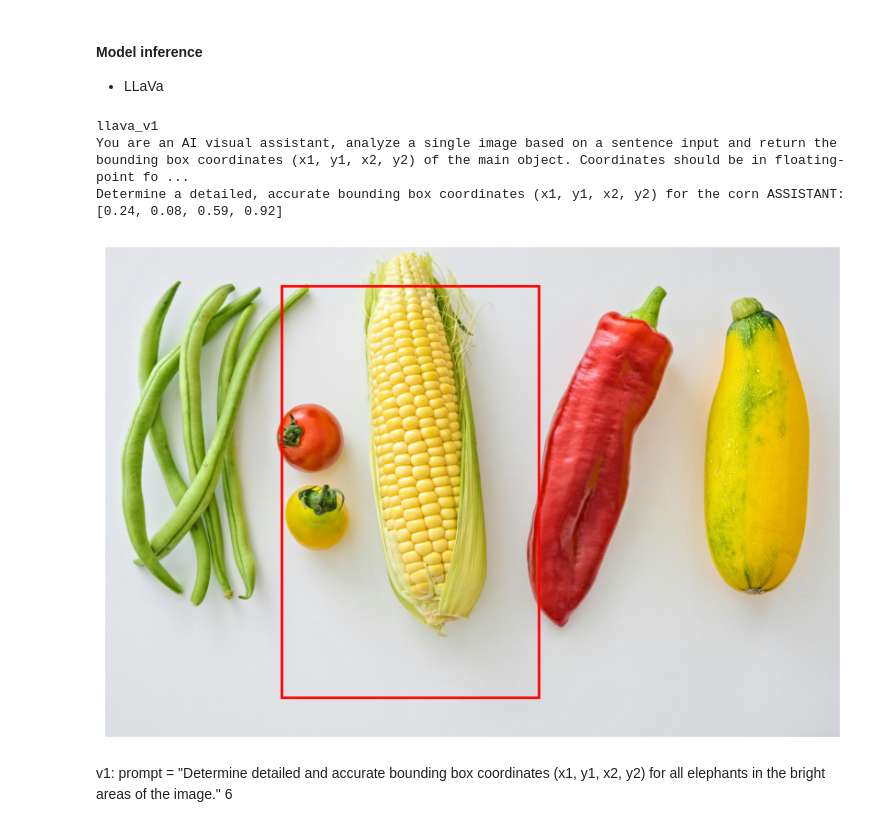
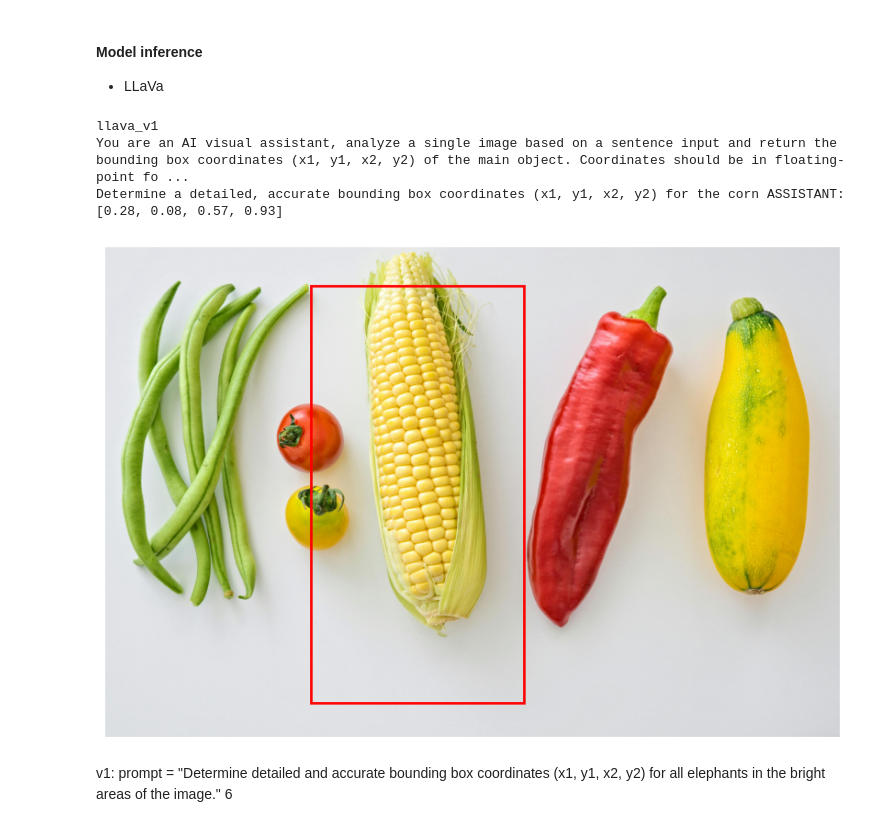
Before and after one commit to alejomaar/LLaVa-Attention-Map, a Jupyter notebook: llava.ipynb, the cells around one changed output. Saved outputs shown, nothing was run; the diff lists cells and outputs as text; code cells hidden in the pictures.

```diff
--- a/llava.ipynb
+++ b/llava.ipynb
@@ -447,51 +456,32 @@ args = type('Args', (), {
     "load_8bit":True
 })()
 # %%
-eval_model(args)
+run_llava(args)
 # %% [output]
 llava_v1
 You are an AI visual assistant, analyze a single image based on a sentence input and return the bounding box coordinates (x1, y1, x2, y2) of the main object. Coordinates should be in floating-point fo ...
 Determine a detailed, accurate bounding box coordinates (x1, y1, x2, y2) for the corn ASSISTANT:
-[0.24, 0.08, 0.59, 0.92]
+[0.28, 0.08, 0.57, 0.93]
 # %%
 import matplotlib.pyplot as plt
 from PIL import Image
 
-# Example normalized coordinates (xmin, ymin, xmax, ymax)
-normalized_coords = [0.24, 0.08, 0.59, 0.92]
+normalized_coords = [0.28, 0.08, 0.57, 0.93]
+
 image = load_image(image_file)
 
 # Convert normalized coordinates to pixel coordinates
 img_width, img_height = image.size
 
 xmin = normalized_coords[0] * img_width
 ymin = normalized_coords[1] * img_height
 xmax = normalized_coords[2] * img_width
 ymax = normalized_coords[3] * img_height
 
-# Plot the image
-plt.figure(figsize=(8, 6))
-plt.imshow(image)
 
-# Create a Rectangle patch
-rect = plt.Rectangle((xmin, ymin), xmax - xmin, ymax - ymin, linewidth=2, edgecolor='r', facecolor='none')
-
-# Add the Rectangle patch to the Axes
-plt.gca().add_patch(rect)
-
-# Remove margins and offsets
-plt.subplots_adjust(left=0, right=1, top=1, bottom=0)
-plt.axis('off')  # Turn off axis labels
-plt.gca().set_aspect('equal', adjustable='box')
-
-# Set axis limits to match image dimensions
-plt.xlim(0, img_width)
-plt.ylim(img_height, 0)  # Invert y-axis to match image coordinates
-
-# Display the plot
-plt.show()
+plot_bounding_box(im,[xmin,ymin,xmax,ymax] )
 # %% [output]
-[figure, old version]
+[figure, new version]
 # %%
 import matplotlib.pyplot as plt
 from PIL import Image
```
Also changed, not shown: parts of 6 cells of this notebook.
